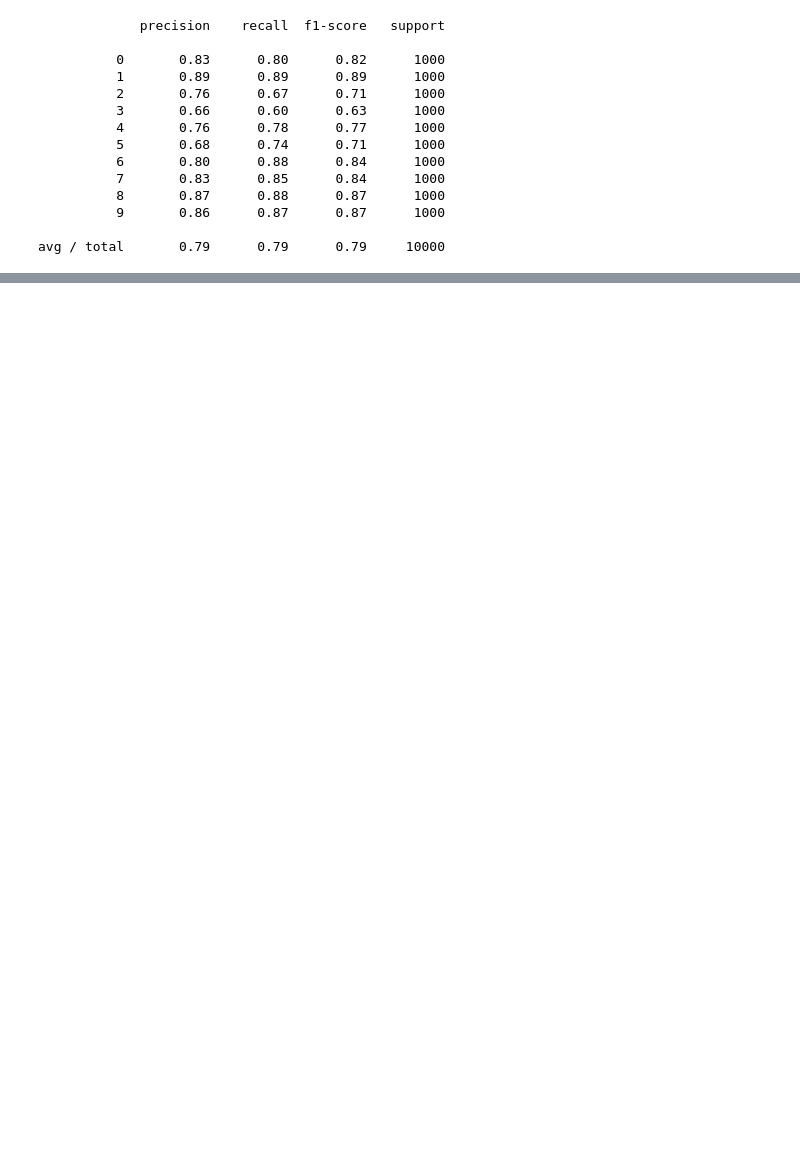
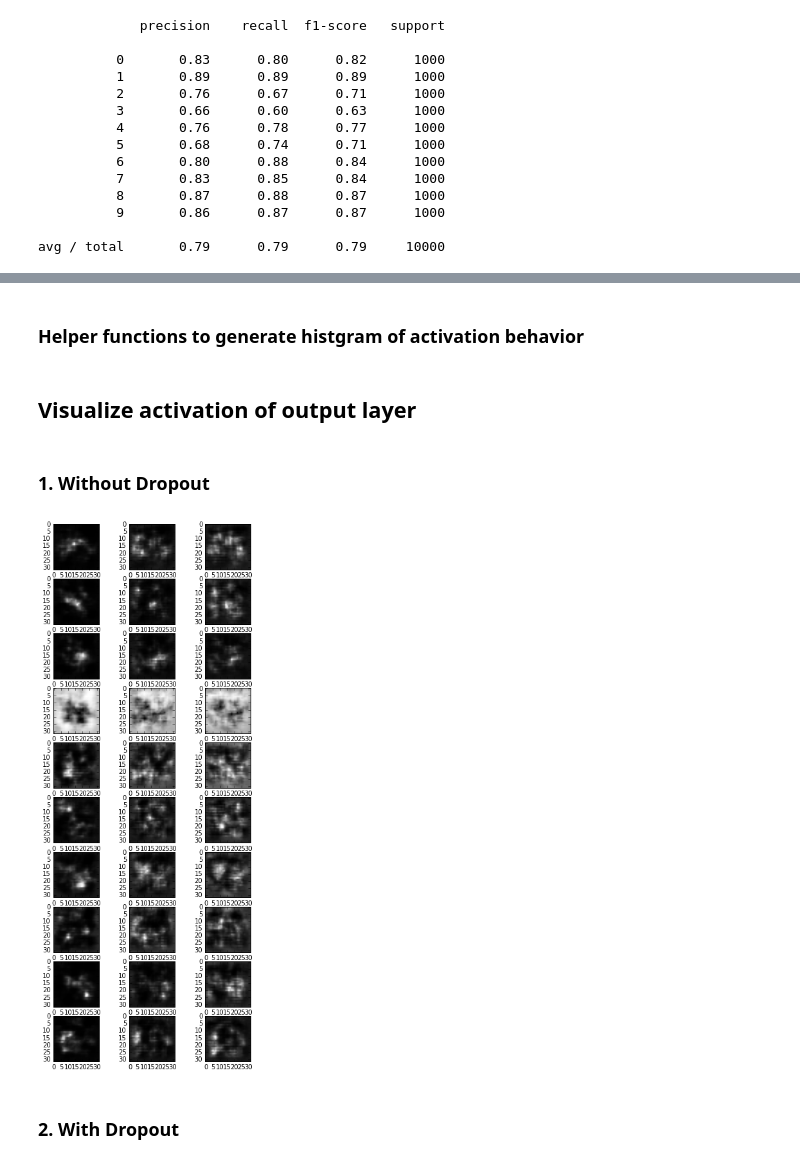
Before and after one commit to ishikota/jupyter-notebook-shelf, a Jupyter notebook: keras/dropout_effect_on_sparcity/dropout_effect_on_sparcity.ipynb, the cells around one changed output, grey strips where cells are left out. Drawn from its saved outputs; the diff is of its cells as text; code cells hidden in the pictures; blank space fills up the shorter version.

Commit message:
Add dropout effect research

```diff
--- a/keras/cifar10/cifar10_cnn.ipynb
+++ b/keras/dropout_effect_on_sparcity/dropout_effect_on_sparcity.ipynb
@@ -68,2 +95,2 @@ model.compile(loss="categorical_crossentropy", optimizer="sgd", metrics=["accura
 # %%
-model.fit(trainX, trainY, batch_size=128, nb_epoch=10, validation_split=0.1, verbose=1)
+model.fit(trainX, trainY, batch_size=128, nb_epoch=200, validation_split=0.1, verbose=1)
@@ -104,27 +101 @@ def evaluate_model(model, testX, testY):
-# %%
-%matplotlib inline
-from keras import backend as K
-
-def record_activation(model):
-    cnv1, sftmx = model.layers[0], model.layers[-1]
-    inputs = [K.learning_phase()] + cnv1.input
-    sftmx_output = K.function(inputs, [sftmx.output])
-    record = [[[None for k in range(32)] for j in range(32)] for i in range(3)]
-    for i in range(3):
-        for j in range(32):
-            for k in range(32):
-                X = [np.zeros((32, 32)) for _ in range(3)]
-                X[i][j][k] = 1
-                record[i][j][k] = sftmx_output([[X]])[0]
-    return record
-
-def plot_activation(record):
-    ndrecord = np.array(record).reshape(3*32*32, 10)
-    plt.figure(figsize=(6,15))
-    for i, rec in enumerate(ndrecord.T):
-        rgb = rec.reshape(3, 32, 32)
-        for j, activate_data in enumerate(rgb):
-            plt.subplot(10, 3, i*3 + j + 1)
-            plt.imshow(rgb[j], cmap="gray")
-    plt.show()
 # %%
@@ -234,0 +223,2 @@ plot_activation(record)
+# %% [markdown]
+### Helper functions to generate histgram of activation behavior
@@ -234,0 +274,12 @@ plot_activation(record)
+# %% [markdown]
+## Visualize activation of output layer
+# %% [markdown]
+### 1. Without Dropout
+# %%
+model.load_weights("cifar10_cnn_weight.h5")
+record = record_activation(model)
+plot_activation(record)
+# %% [output]
+[figure, added]
+# %% [markdown]
+### 2. With Dropout
```
Also changed, not shown: parts of 32 cells of this notebook, 4 other files.
